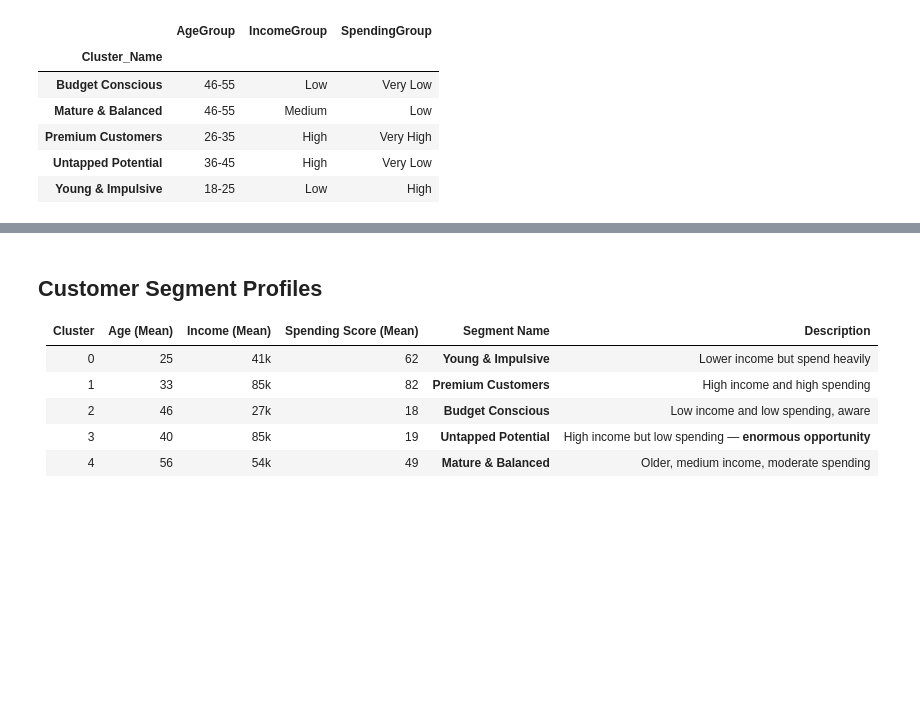
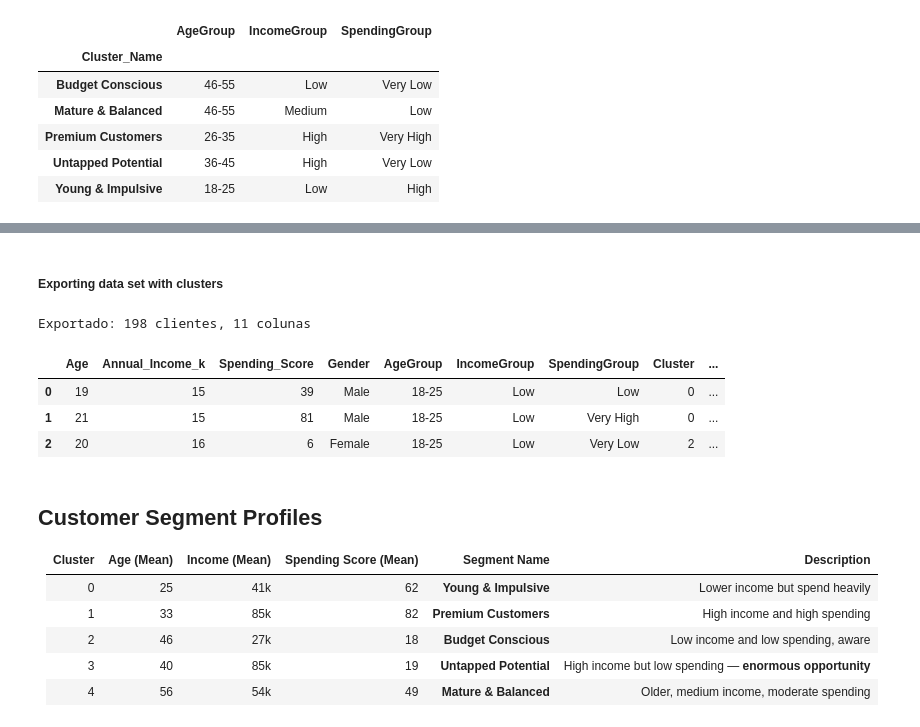
Before and after one commit to joicesebastiao/customer-segmentation-analysis, a Jupyter notebook: notebook/customer-segmentation.ipynb.ipynb, the cells around one changed output, grey strips where cells are left out. Saved outputs shown, nothing was run; the diff lists cells and outputs as text; code cells hidden in the pictures; blank space fills up the shorter version.

```diff
--- a/notebook/customer-segmentation.ipynb.ipynb
+++ b/notebook/customer-segmentation.ipynb.ipynb
@@ -757,3 +708,46 @@ for cluster in df_clean['Cluster_Name'].unique():
+# %% [markdown]
+##### Exporting data set with clusters
+# %%
+export_df = df_clean[[
+    'Age',
+    'Annual Income',
+    'Spending Score',
+    'Gender',
+    'AgeGroup',
+    'IncomeGroup',
+    'SpendingGroup',
+    'Cluster',
+    'Cluster_Name',
+    'Income_Spending_Ratio',
+]].copy()
+
+# renomeia para Power BI (sem espaços nem parênteses)
+export_df = export_df.rename(columns={
+    'Annual Income':        'Annual_Income_k',
+    'Spending Score':        'Spending_Score',
+    'Income_Spending_Ratio':  'Income_Spending_Ratio',
+})
+
+# adiciona prioridade estratégica por cluster (útil na pág 3 do dashboard)
+priority_map = {
+    'Untapped Potential':  '1 - Muito Alta',
+    'Premium Customers':   '2 - Alta',
+    'Young & Impulsive':   '3 - Média-Alta',
+    'Mature & Balanced':   '4 - Média',
+    'Budget Conscious':    '5 - Baixa-Média',
+}
+export_df['Priority'] = export_df['Cluster_Name'].map(priority_map)
+
+export_df.to_csv('customers_powerbi.csv', index=False, encoding='utf-8-sig')
+
+print(f'Exportado: {export_df.shape[0]} clientes, {export_df.shape[1]} colunas')
+export_df.head(3)
+# %% [output]
+Exportado: 198 clientes, 11 colunas
+|  | Age | Annual_Income_k | Spending_Score | Gender | AgeGroup | IncomeGroup | SpendingGroup | Cluster | ... |
+| 0 | 19 | 15 | 39 | Male | 18-25 | Low | Low | 0 | ... |
+| 1 | 21 | 15 | 81 | Male | 18-25 | Low | Very High | 0 | ... |
+| 2 | 20 | 16 | 6 | Female | 18-25 | Low | Very Low | 2 | ... |
 # %%
 markdown_text = """
 ## Customer Segment Profiles
```
Also changed, not shown: parts of 17 cells of this notebook, 1 other file.
